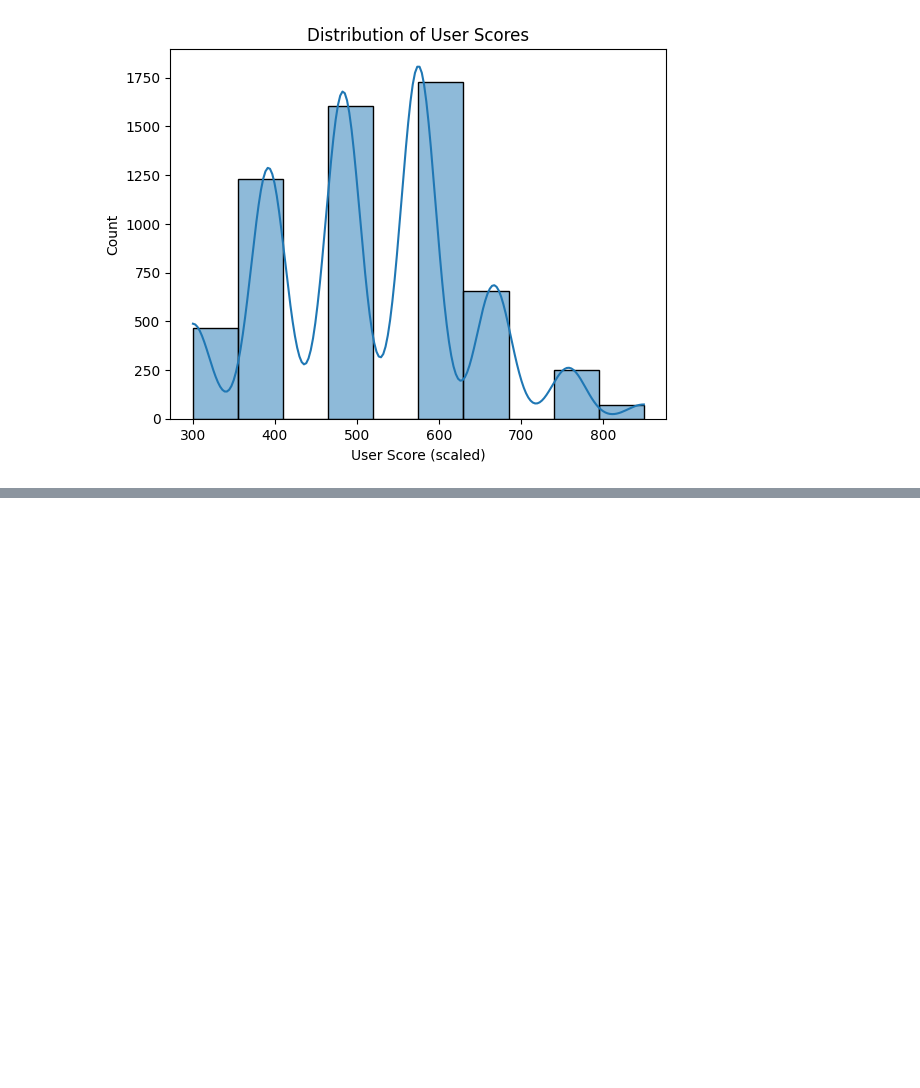
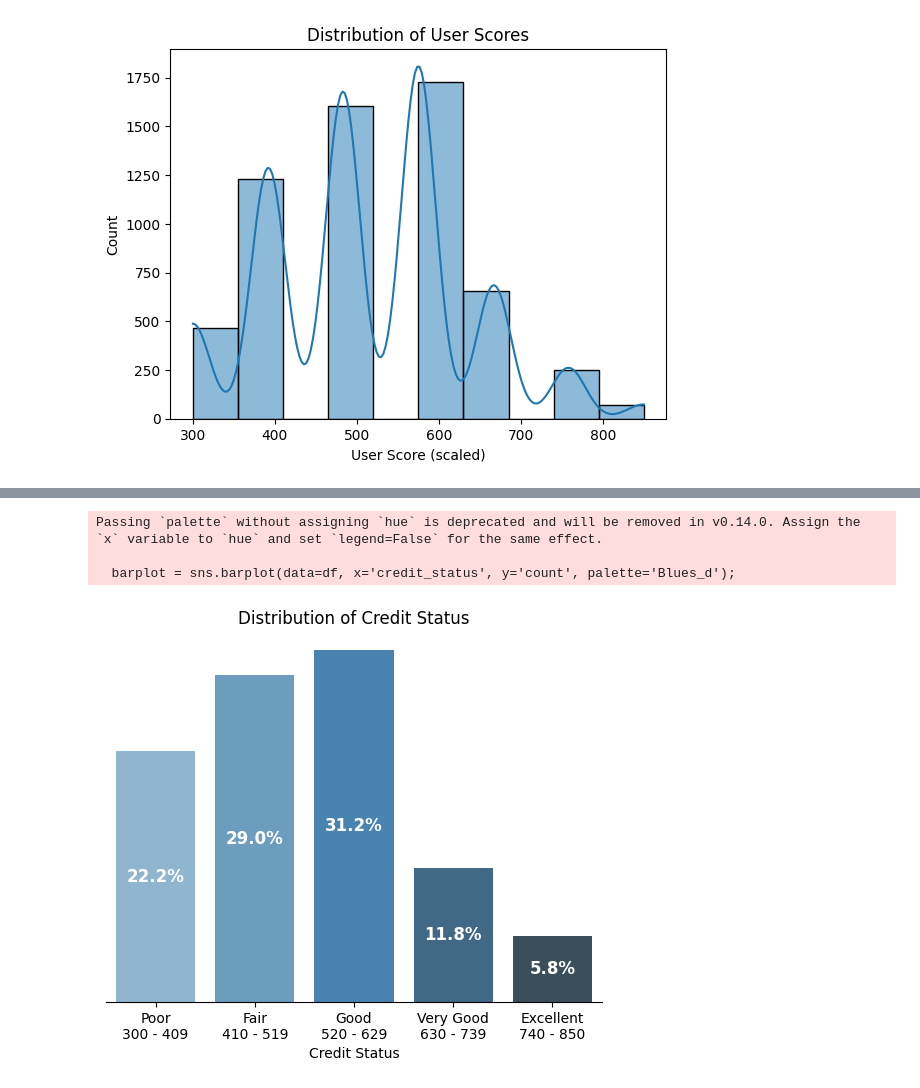
Before and after one commit to AduragbemiOyinlola/greensols, a Jupyter notebook: greensol_credit_scoring_assessment.ipynb, the cells around one changed output, grey strips where cells are left out. Drawn from its saved outputs; the diff is of its cells as text; code cells hidden in the pictures; blank space fills up the shorter version.

Commit message:
Featured credit status

```diff
--- a/greensol_credit_scoring_assessment.ipynb
+++ b/greensol_credit_scoring_assessment.ipynb
@@ -517,0 +523,32 @@ plt.xlabel("User Score (scaled)");
+# %%
+data = {
+    'credit_status': ['Poor\n300 - 409', 'Fair\n410 - 519',
+                        'Good\n520 - 629', 'Very Good\n630 - 739', 'Excellent\n740 - 850'],
+    'count': [1231, 1605, 1730, 655, 320]
+}
+df = pd.DataFrame(data)
+
+# Calculate percentages
+df['percent'] = df['count'] / df['count'].sum() * 100
+
+
+barplot = sns.barplot(data=df, x='credit_status', y='count', palette='Blues_d');
+
+# Add percentage labels inside the bars
+for index, row in df.iterrows():
+    barplot.text(index, row['count'] / 2, f"{row['percent']:.1f}%",
+                 color='white', ha='center', va='center', fontsize=12, fontweight='bold')
+
+# Add axis labels and title
+barplot.set_xlabel("Credit Status")
+barplot.set_ylabel("Count")
+barplot.set_title("Distribution of Credit Status")
+
+barplot.get_yaxis().set_visible(False) # Hide y-axis
+
+sns.despine(left=True);
+# %% [output]
+Passing `palette` without assigning `hue` is deprecated and will be removed in v0.14.0. Assign the `x` variable to `hue` and set `legend=False` for the same effect.
+
+  barplot = sns.barplot(data=df, x='credit_status', y='count', palette='Blues_d');
+[figure, added]
```
Also changed, not shown: parts of 3 cells of this notebook.
